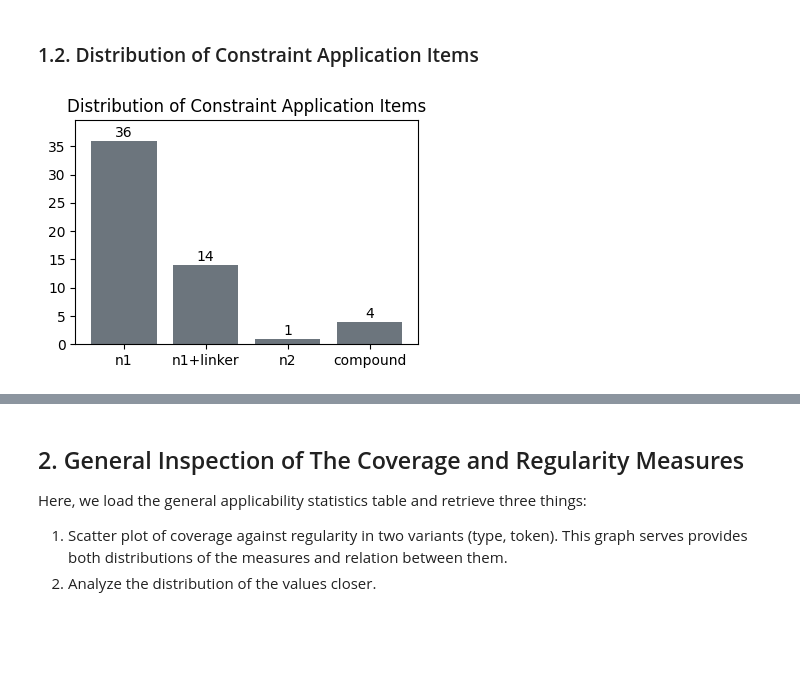
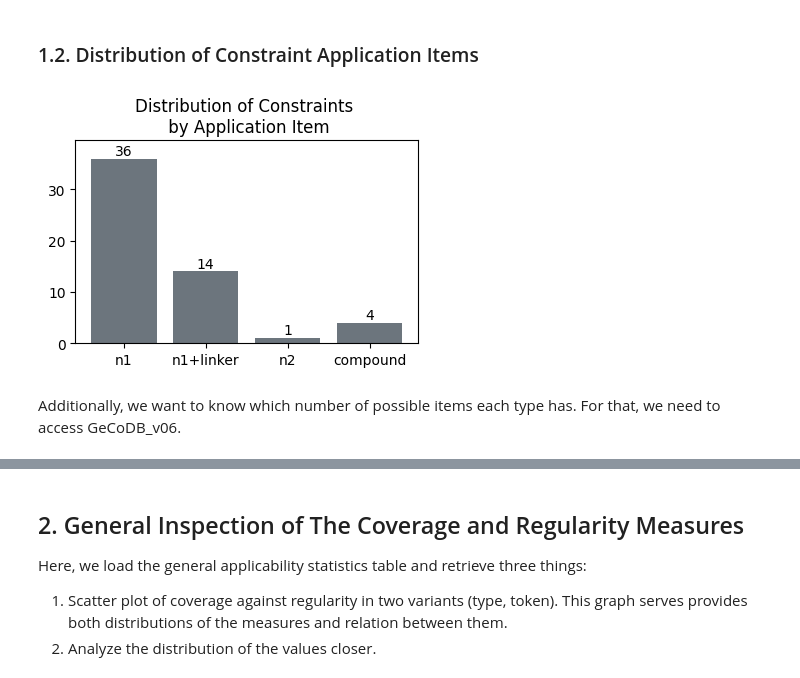
Before and after one commit to maxschmaltz/DieKonstraints, a Jupyter notebook: compounding/constraints/check_applicability/inspect.ipynb, the cells around one changed output, grey strips where cells are left out. Cells and saved outputs as stored; diff of their text form; code cells hidden in the pictures; blank space fills up the shorter version.

```diff
--- a/compounding/constraints/check_applicability/inspect.ipynb
+++ b/compounding/constraints/check_applicability/inspect.ipynb
@@ -74,34 +74,36 @@ ling_type_df
 import matplotlib.pyplot as plt
 from collections import Counter
 # %%
-appl_items = [c["appl_type"] for c in constraints.values()]
+appl_items = [c["appl_item"] for c in constraints.values()]
 order = ["n1", "n1+linker", "n2", "compound"]
 counts = Counter(appl_items)
 values = [counts[k] for k in order]
 
 plt.figure(figsize=(4, 3))
 
 bars = plt.bar(order, values, color="#6c757d")
 
 # add count labels
 for bar in bars:
     height = bar.get_height()
     plt.text(
         bar.get_x() + bar.get_width() / 2,
-        height + max(values)*0.02,
+        height + max(values) * 0.02,
         f"{int(height)}",
         ha="center"
     )
 
 # add headroom so labels don't collide with top border
 plt.ylim(0, max(values) * 1.1)
-plt.title("Distribution of Constraint Application Items")
+plt.title("Distribution of Constraints \n by Application Item")
 plt.tight_layout()
 
 plt.savefig(
     os.path.join(pt1_out_dir, "appl_item_distr.png"),
     dpi=800
 )
 plt.show()
 # %% [output]
-[figure, old version]
+[figure, new version]
+# %% [markdown]
+Additionally, we want to know which number of possible items each type has. For that, we need to access GeCoDB_v06.
```
Also changed, not shown: parts of 43 cells of this notebook.
